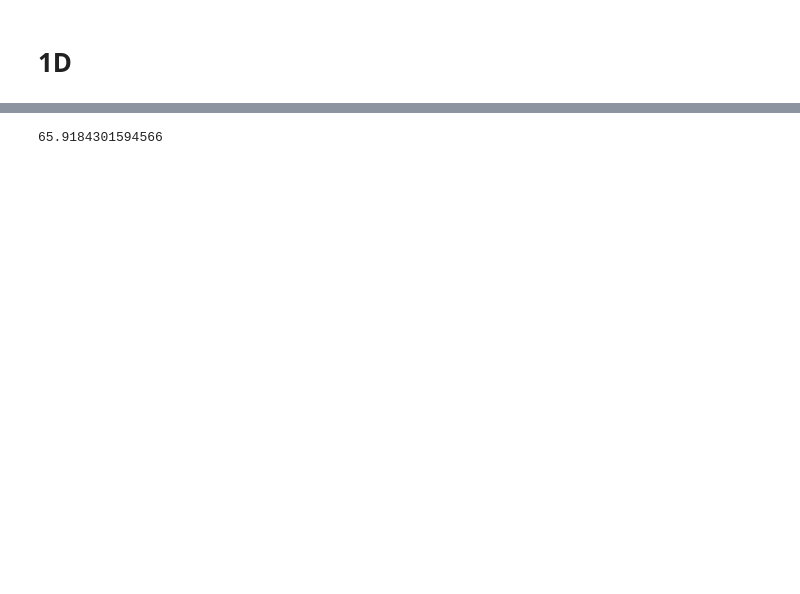
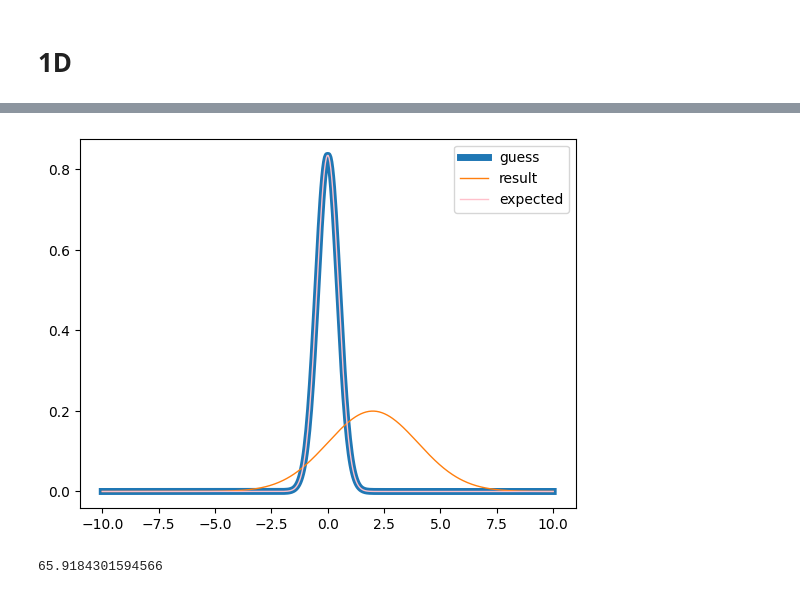
Before and after one commit to Wleter/split_op, a Jupyter notebook: tests.ipynb, the cells around one changed output, grey strips where cells are left out. Drawn from its saved outputs; the diff is of its cells as text; code cells hidden in the pictures; blank space fills up the shorter version.

```diff
--- a/tests.ipynb
+++ b/tests.ipynb
@@ -94,3 +159,16 @@ Animation.save using <class 'matplotlib.animation.PillowWriter'>
+# %%
+wave = np.load(f'data/harmonic_ground.npy')
+grid = np.load(f'data/harmonic_ground_x_grid.npy')
+
+predicted = np.power(mass * U * omega / np.pi, 0.25) * np.exp(-mass * U * omega / 2 * grid * grid)
+
+fig, ax = plt.subplots()
+ax.plot(grid, wave[:, -1], linewidth = 5, label = "guess")
+ax.plot(grid, wave[:, 0], linewidth = 1, label = "result")
+ax.plot(grid, predicted ** 2, linewidth = 1, label = "expected", color="pink")
+ax.legend();
+# %% [output]
+[figure, added]
 # %%
 import split_op as split
 import numpy as np
```
Also changed, not shown: parts of 11 cells of this notebook, 5 other files.
